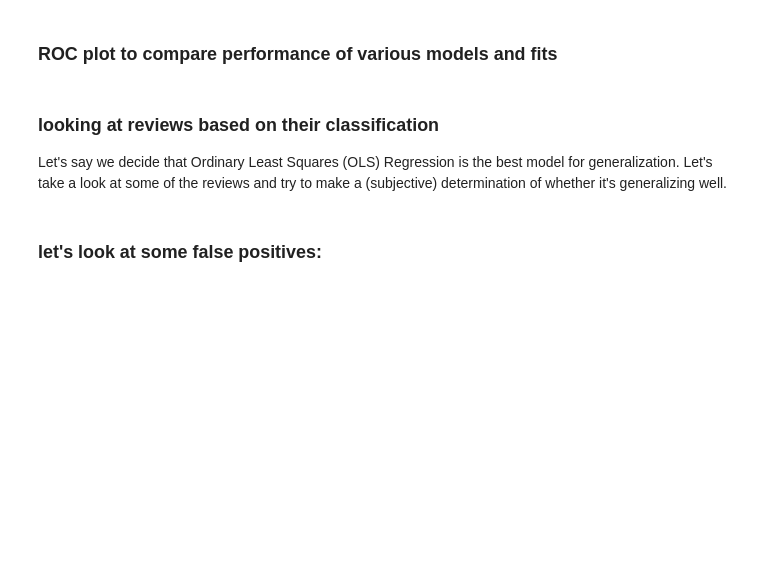
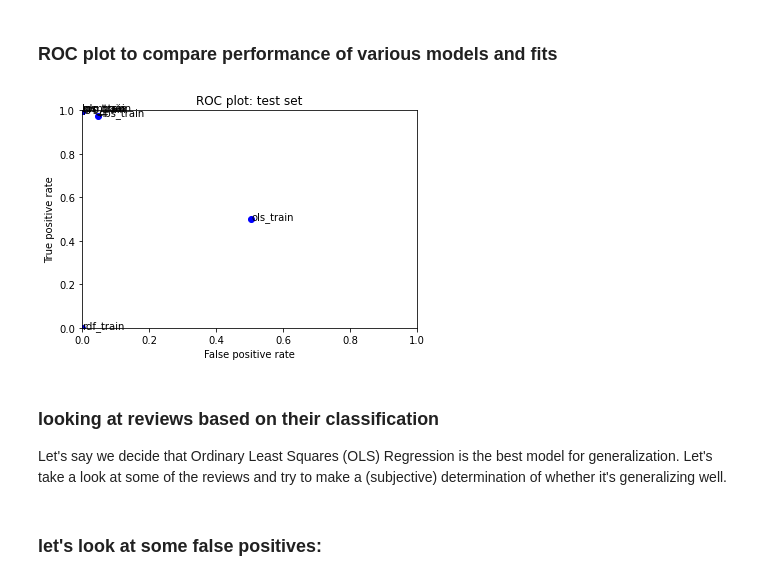
Before and after one commit to shmanzar/ml, a Jupyter notebook: discussion_assignments/week-01/discussion_assignment_1.ipynb, the cells around one changed output. Saved outputs shown, nothing was run; the diff lists cells and outputs as text; code cells hidden in the pictures; blank space fills up the shorter version.

```diff
--- a/discussion_assignments/week-01/discussion_assignment_1.ipynb
+++ b/discussion_assignments/week-01/discussion_assignment_1.ipynb
@@ -244,19 +248,21 @@ print(rdf_performance_train.performance_measures)
 # %% [markdown]
 ### ROC plot to compare performance of various models and fits
 # %%
-# fits = [ols_performance_train, svm_performance_train, lgs_performance_train, nbs_performance_train, prc_performance_train, rdg_performance_train, rdf_performance_train]
-fits = [ols_performance_train, svm_performance_train, lgs_performance_train, nbs_performance_train, prc_performance_train]
+fits = [ols_performance_train, svm_performance_train, lgs_performance_train, nbs_performance_train, prc_performance_train, rdg_performance_train, rdf_performance_train]
+# fits = [ols_performance_train, svm_performance_train, lgs_performance_train, nbs_performance_train, prc_performance_train]
 
 for fit in fits:
     plt.plot(fit.performance_measures['FP'] / fit.performance_measures['Neg'],
              fit.performance_measures['TP'] / fit.performance_measures['Pos'], 'bo')
     plt.text(fit.performance_measures['FP'] / fit.performance_measures['Neg'],
              fit.performance_measures['TP'] / fit.performance_measures['Pos'], fit.desc)
 plt.axis([0, 1, 0, 1])
 plt.title('ROC plot: test set')
 plt.xlabel('False positive rate')
 plt.ylabel('True positive rate')
 plt.show()
+# %% [output]
+[figure, added]
 # %% [markdown]
 ### looking at reviews based on their classification
 
```
Also changed, not shown: parts of 15 cells of this notebook.
